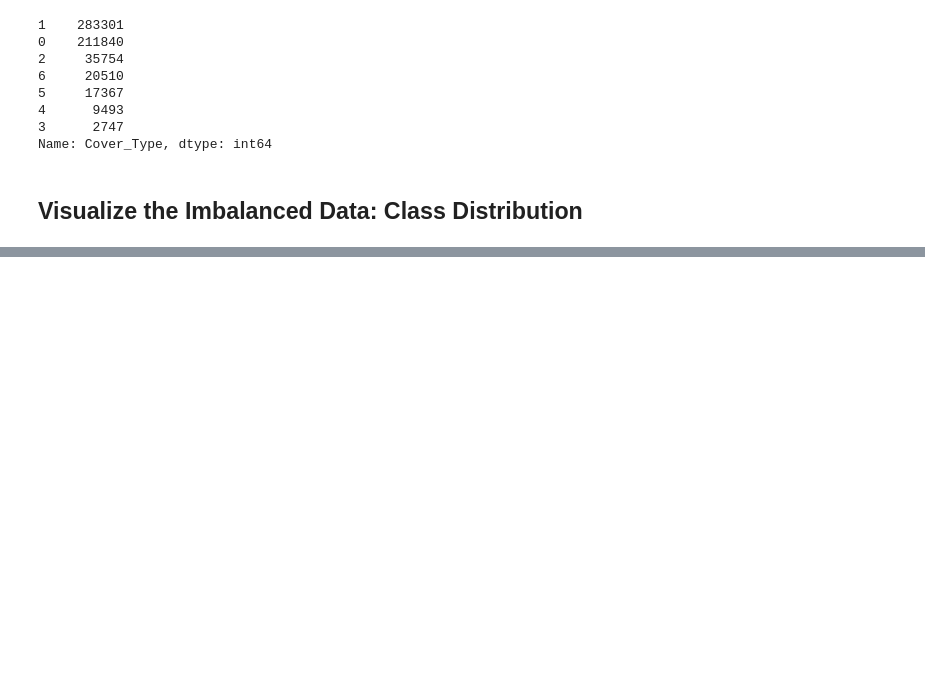
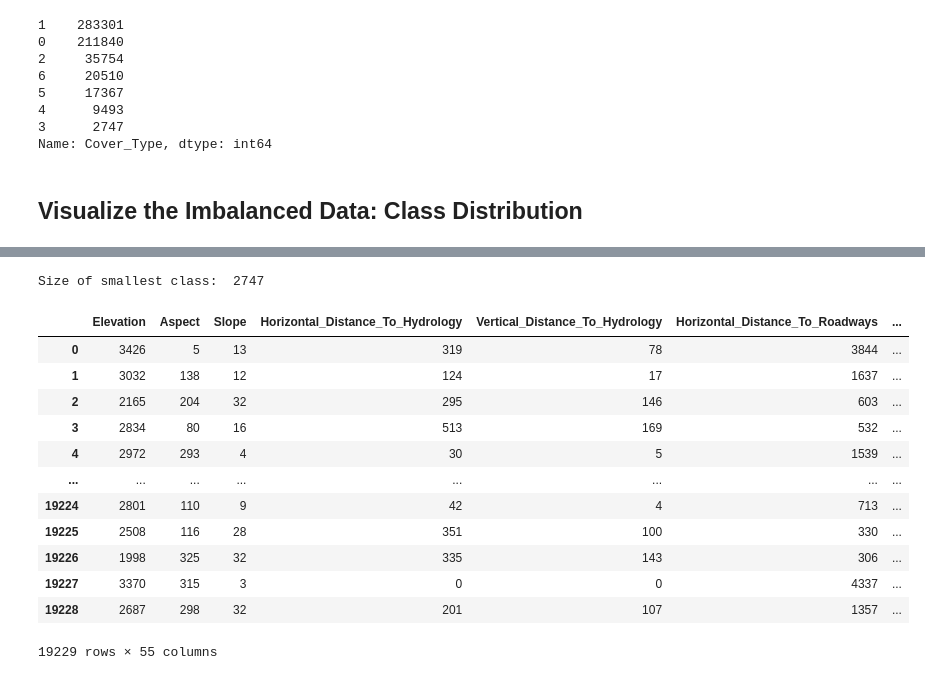
Before and after one commit to andrewhylee/Image-Recognizer, a Jupyter notebook: forest-cover-type-prediction.ipynb, the cells around one changed output, grey strips where cells are left out. Saved outputs shown, nothing was run; the diff lists cells and outputs as text; code cells hidden in the pictures; blank space fills up the shorter version.

```diff
--- a/forest-cover-type-prediction.ipynb
+++ b/forest-cover-type-prediction.ipynb
@@ -93,0 +186,5 @@ plt.show() #
+# %%
+min_class_size = min(undersampled_data.Cover_Type.value_counts().values)
+print("Size of smallest class: ", min_class_size)
+# %% [output]
+Size of smallest class:  2747
@@ -93,0 +201,16 @@ plt.show() #
+# %%
+undersampled_data
+# %% [output]
+|  | Elevation | Aspect | Slope | Horizontal_Distance_To_Hydrology | Vertical_Distance_To_Hydrology | Horizontal_Distance_To_Roadways | ... |
+| 0 | 3426 | 5 | 13 | 319 | 78 | 3844 | ... |
+| 1 | 3032 | 138 | 12 | 124 | 17 | 1637 | ... |
+| 2 | 2165 | 204 | 32 | 295 | 146 | 603 | ... |
+| 3 | 2834 | 80 | 16 | 513 | 169 | 532 | ... |
+| 4 | 2972 | 293 | 4 | 30 | 5 | 1539 | ... |
+| ... | ... | ... | ... | ... | ... | ... | ... |
+| 19224 | 2801 | 110 | 9 | 42 | 4 | 713 | ... |
+| 19225 | 2508 | 116 | 28 | 351 | 100 | 330 | ... |
+| 19226 | 1998 | 325 | 32 | 335 | 143 | 306 | ... |
+| 19227 | 3370 | 315 | 3 | 0 | 0 | 4337 | ... |
+| 19228 | 2687 | 298 | 32 | 201 | 107 | 1357 | ... |
+19229 rows × 55 columns
```
Also changed, not shown: parts of 24 cells of this notebook.
